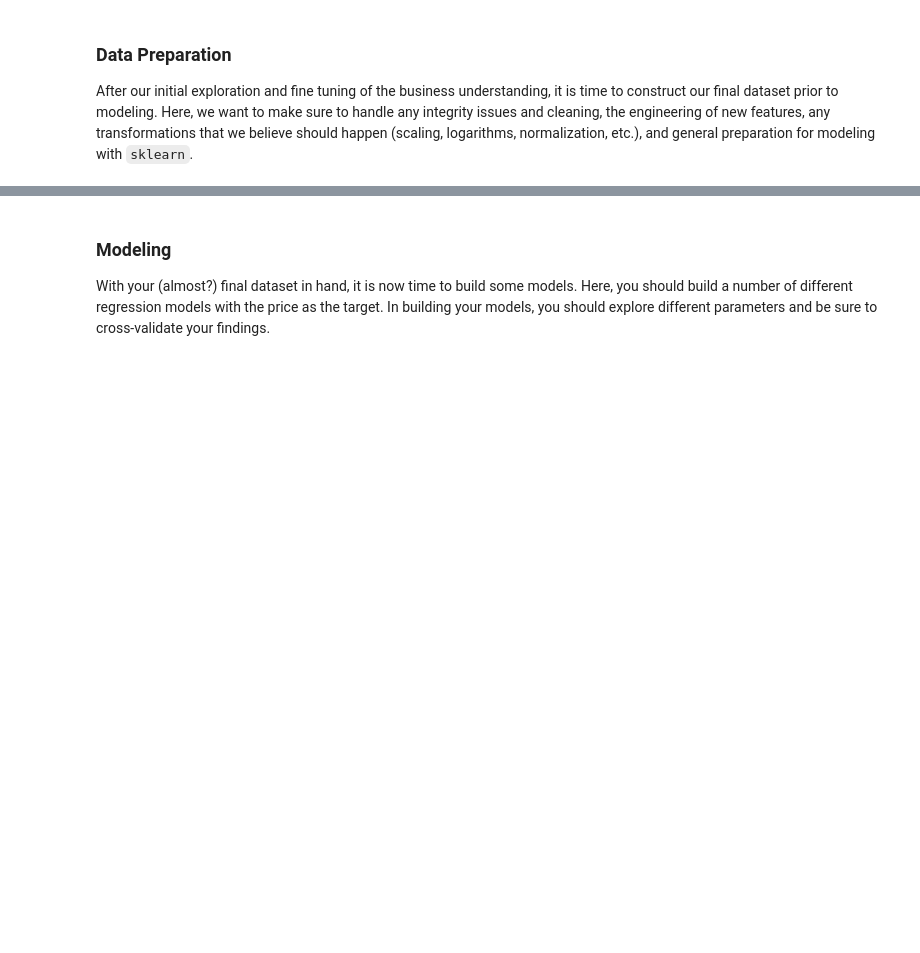
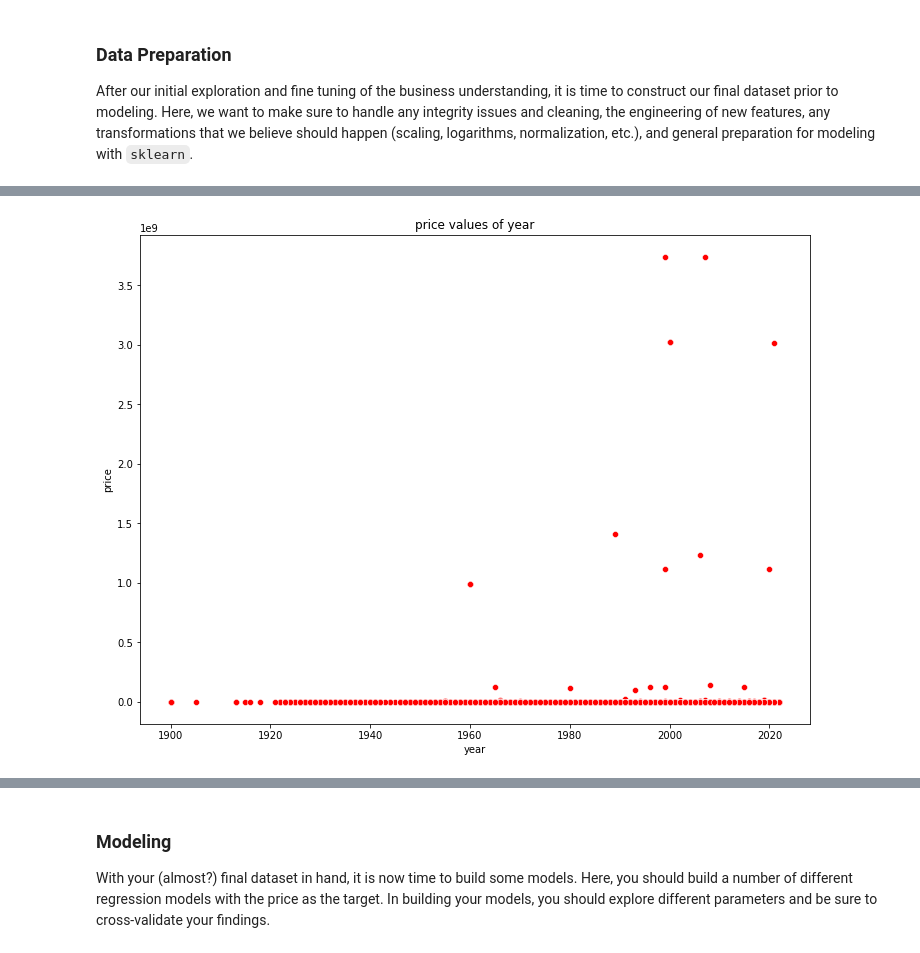
Before and after one commit to rahusinh/mod_11, a Jupyter notebook: prompt_II.ipynb, the cells around one changed output, grey strips where cells are left out. Saved outputs shown, nothing was run; the diff lists cells and outputs as text; code cells hidden in the pictures; blank space fills up the shorter version.

```diff
--- a/prompt_II.ipynb
+++ b/prompt_II.ipynb
@@ -55,0 +324,7 @@ After our initial exploration and fine tuning of the business understanding, it
+# %%
+plt.figure(figsize=(12,9))
+sns.scatterplot(x="year", y="price", data=df,color='red')
+plt.title('price values of year')
+plt.show()
+# %% [output]
+[figure, added]
```
Also changed, not shown: parts of 69 cells of this notebook.
